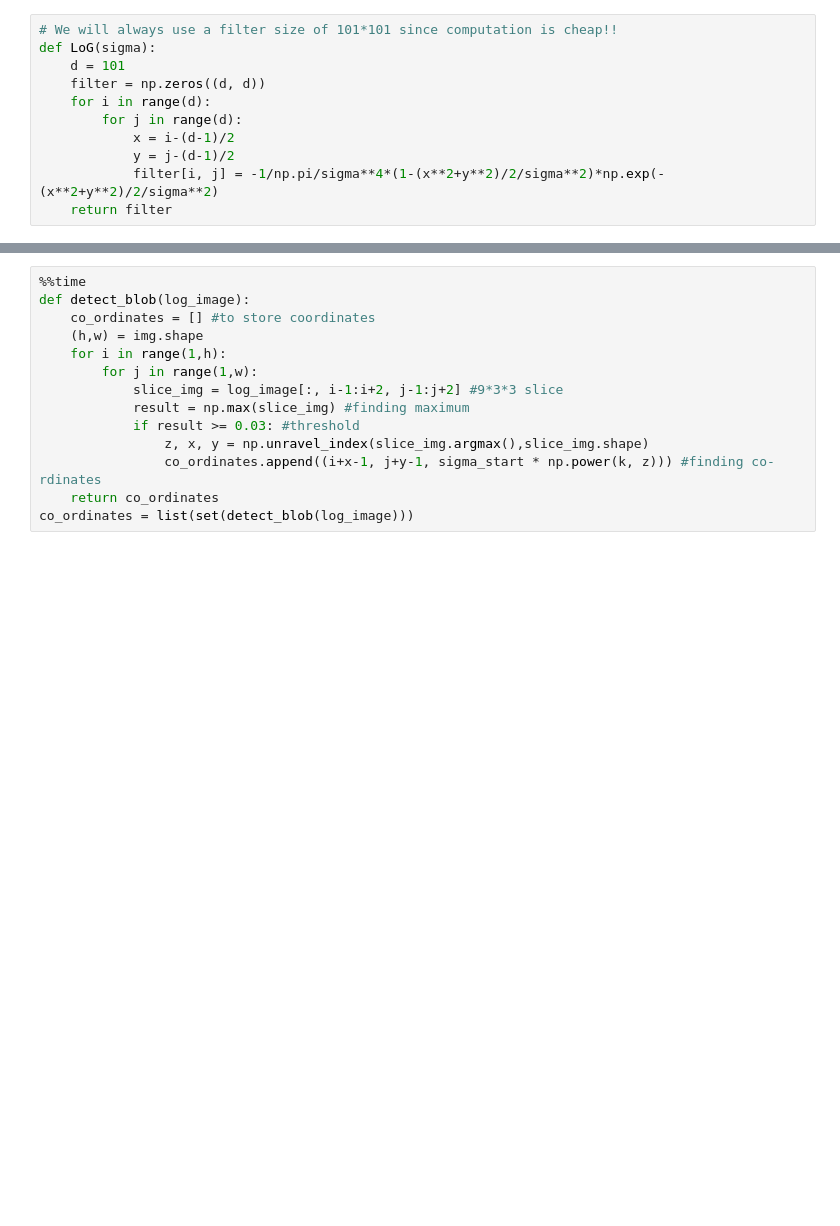
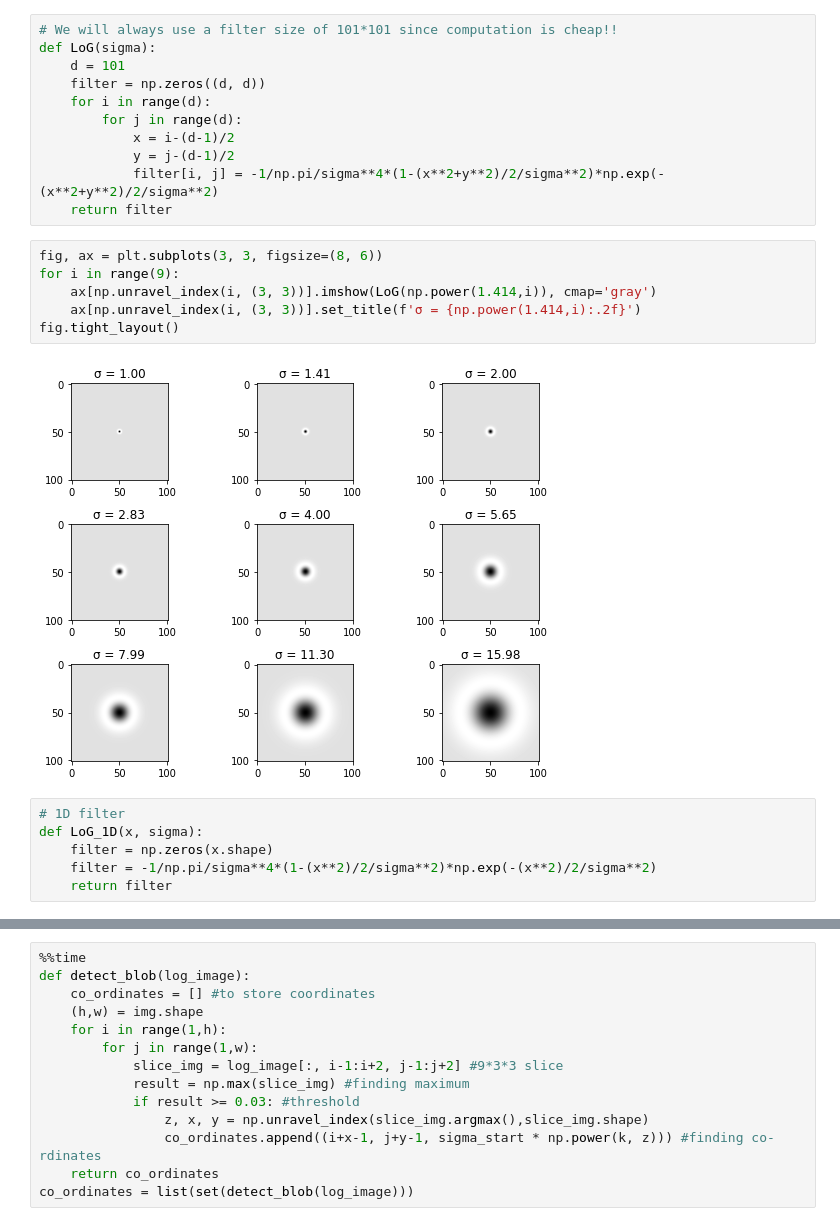
Before and after one commit to ghanbarzadeh/Course_MachineVision_2021, a Jupyter notebook: CHW2.ipynb, the cells around one changed output, grey strips where cells are left out. Saved outputs shown, nothing was run; the diff lists cells and outputs as text; blank space fills up the shorter version.

```diff
--- a/CHW2.ipynb
+++ b/CHW2.ipynb
@@ -32,3 +20,17 @@ def LoG(sigma):
             y = j-(d-1)/2
             filter[i, j] = -1/np.pi/sigma**4*(1-(x**2+y**2)/2/sigma**2)*np.exp(-(x**2+y**2)/2/sigma**2)
     return filter
+# %%
+fig, ax = plt.subplots(3, 3, figsize=(8, 6))
+for i in range(9):
+    ax[np.unravel_index(i, (3, 3))].imshow(LoG(np.power(1.414,i)), cmap='gray')
+    ax[np.unravel_index(i, (3, 3))].set_title(f'σ = {np.power(1.414,i):.2f}')
+fig.tight_layout()
+# %% [output]
+[figure, added]
+# %%
+# 1D filter
+def LoG_1D(x, sigma):
+    filter = np.zeros(x.shape)
+    filter = -1/np.pi/sigma**4*(1-(x**2)/2/sigma**2)*np.exp(-(x**2)/2/sigma**2)
+    return filter
```
Also changed, not shown: parts of 3 cells of this notebook.
